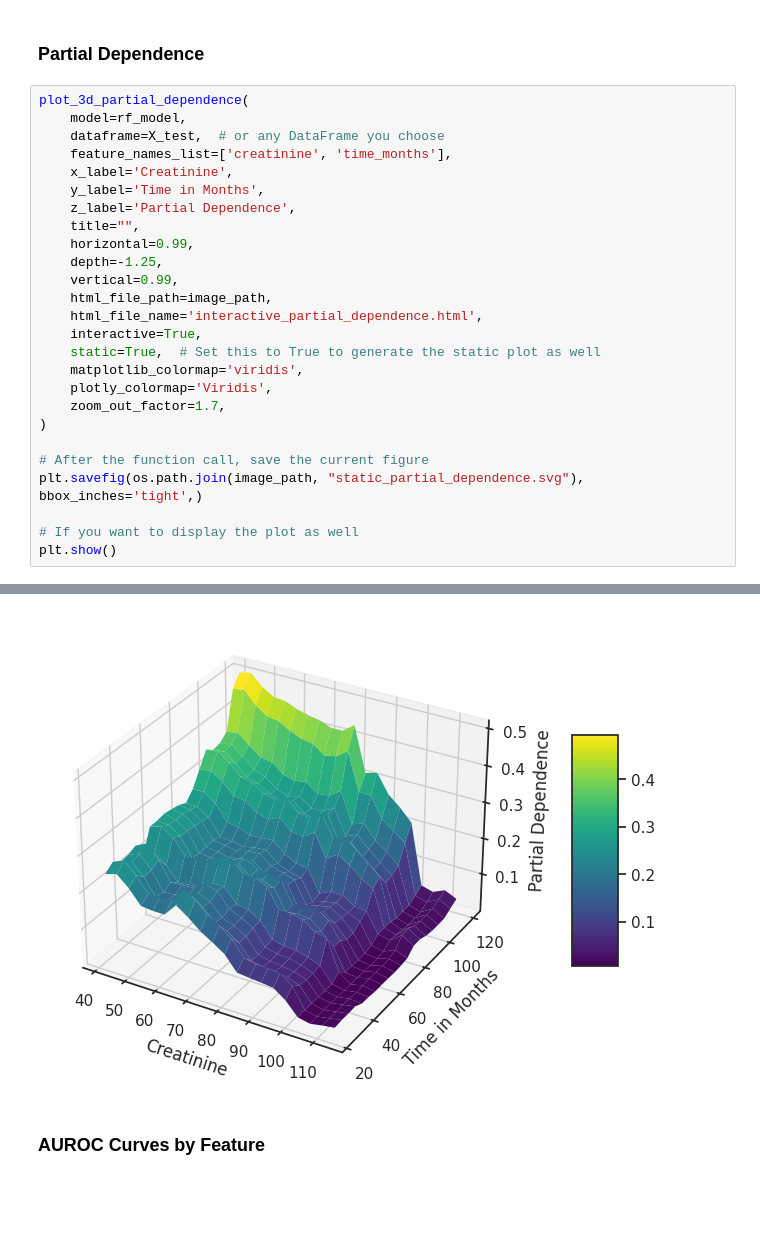
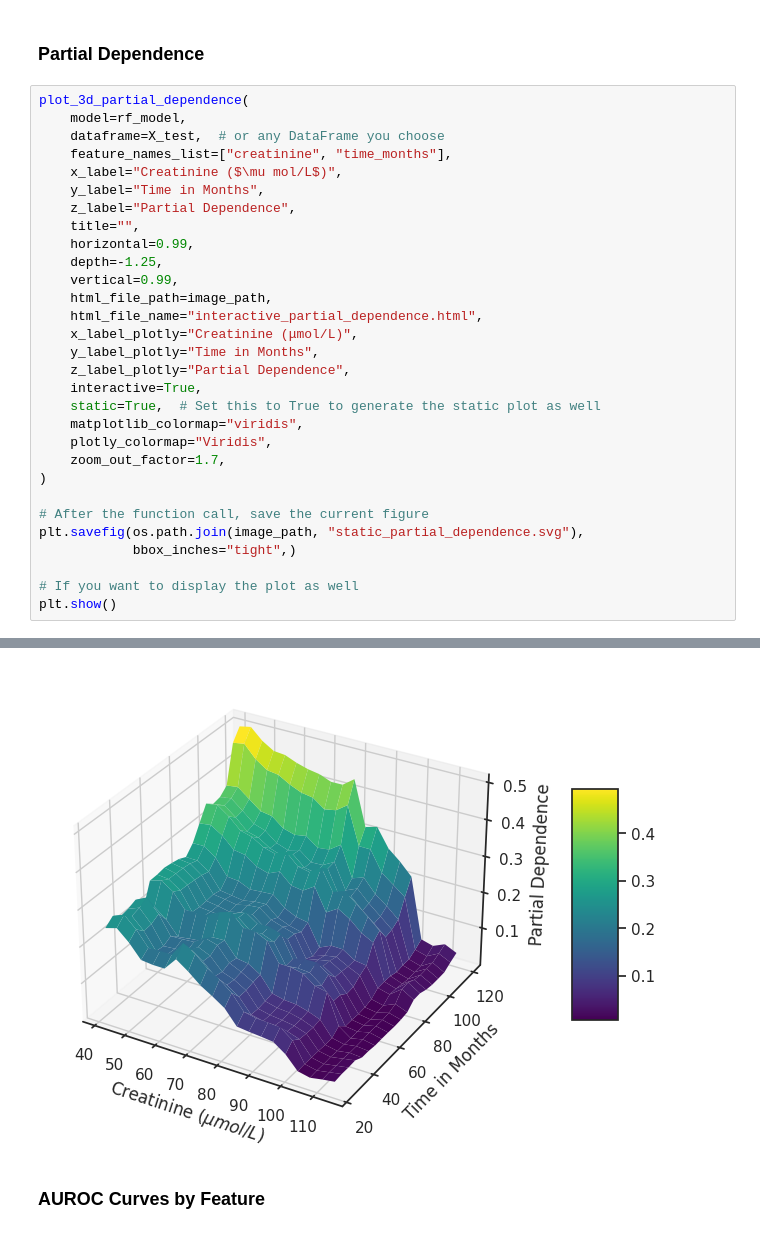
Before and after one commit to lshpaner/ckd_uae, a Jupyter notebook: Kidney_UAE_Modeling.ipynb, the cells around one changed output, grey strips where cells are left out. Cells and saved outputs as stored; diff of their text form; blank space fills up the shorter version.

Commit message:
updated plotly axes inside function

```diff
--- a/Kidney_UAE_Modeling.ipynb
+++ b/Kidney_UAE_Modeling.ipynb
@@ -687,32 +692,36 @@ plt.show()
 # %%
 plot_3d_partial_dependence(
     model=rf_model,
     dataframe=X_test,  # or any DataFrame you choose
-    feature_names_list=['creatinine', 'time_months'],
-    x_label='Creatinine',
-    y_label='Time in Months',
-    z_label='Partial Dependence',
+    feature_names_list=["creatinine", "time_months"],
+    x_label="Creatinine ($\mu mol/L$)",
+    y_label="Time in Months",
+    z_label="Partial Dependence",
     title="",
     horizontal=0.99,
     depth=-1.25,
     vertical=0.99,
     html_file_path=image_path,
-    html_file_name='interactive_partial_dependence.html',
+    html_file_name="interactive_partial_dependence.html",
+    x_label_plotly="Creatinine (μmol/L)",
+    y_label_plotly="Time in Months",
+    z_label_plotly="Partial Dependence",
     interactive=True,
     static=True,  # Set this to True to generate the static plot as well
-    matplotlib_colormap='viridis',
-    plotly_colormap='Viridis',
+    matplotlib_colormap="viridis",
+    plotly_colormap="Viridis",
     zoom_out_factor=1.7,
 )
 
 # After the function call, save the current figure
-plt.savefig(os.path.join(image_path, "static_partial_dependence.svg"), bbox_inches='tight',)
+plt.savefig(os.path.join(image_path, "static_partial_dependence.svg"),
+            bbox_inches="tight",)
 
 # If you want to display the plot as well
 plt.show()
 # %% [output]
 [interactive output not drawn]
-[figure, old version]
+[figure, new version]
 # %% [markdown]
 ### AUROC Curves by Feature
 # %%
```
Also changed, not shown: parts of 4 cells of this notebook.
